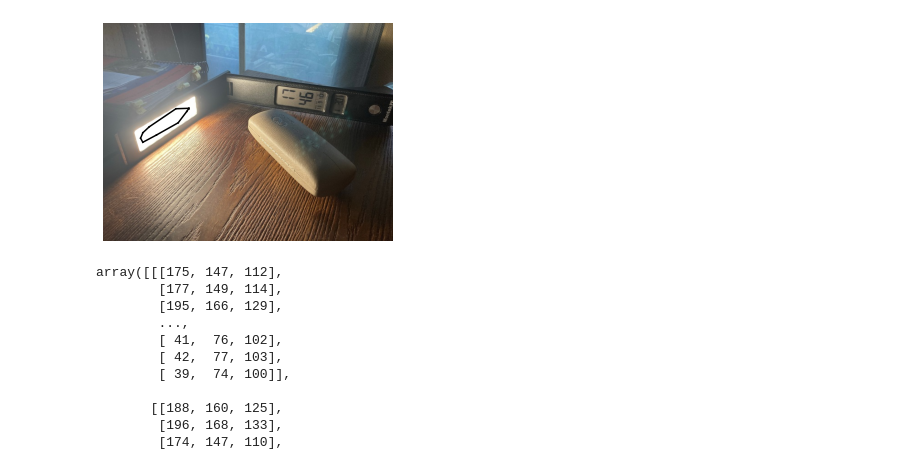
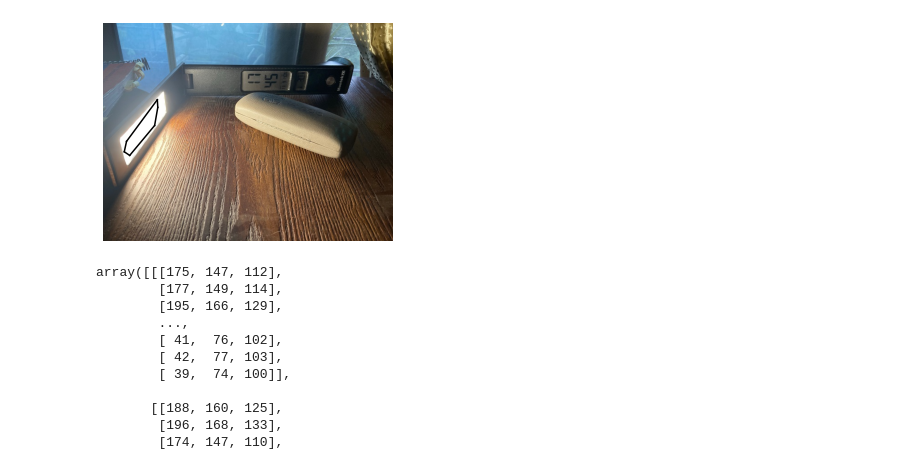
Before and after one commit to AakashKT/NearFieldLightingAR, a Jupyter notebook: detect light.ipynb, the cells around one changed output. Saved outputs shown, nothing was run; the diff lists cells and outputs as text; code cells hidden in the pictures.

```diff
--- a/detect light.ipynb
+++ b/detect light.ipynb
@@ -36,11 +36,11 @@ def light_source_detection(rgb_img: np.array, num, iters: int =10):
     plt.savefig('num%d.png'%num)
     plt.show()
 # %%
-im = cv2.imread('./test3.png')
+im = cv2.imread('./light (2).png')
 
-light_source_detection(im, 6)
+light_source_detection(im, 9)
 # %% [output]
-[figure, old version]
+[figure, new version]
 # %%
 im
 # %% [output]
```
